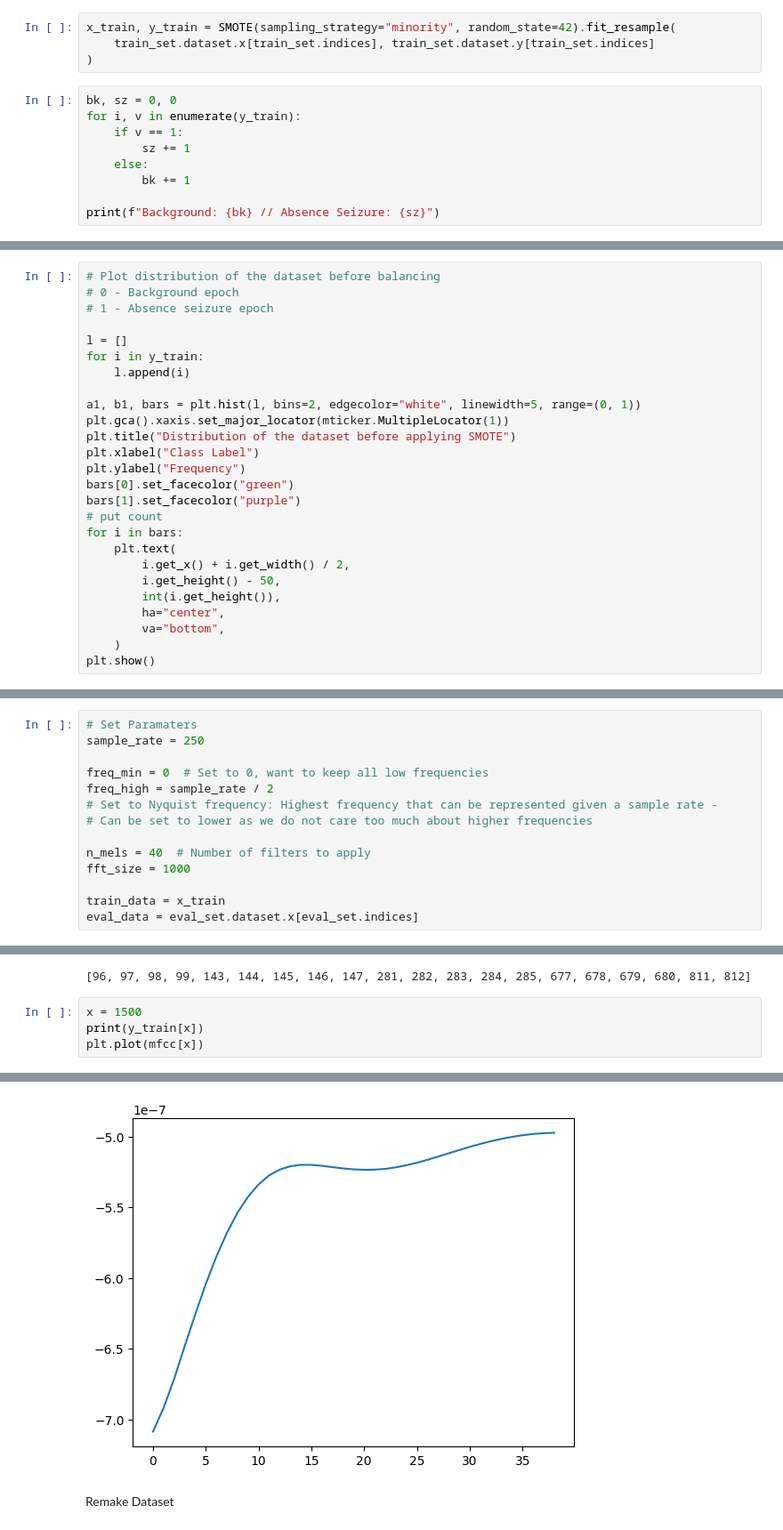
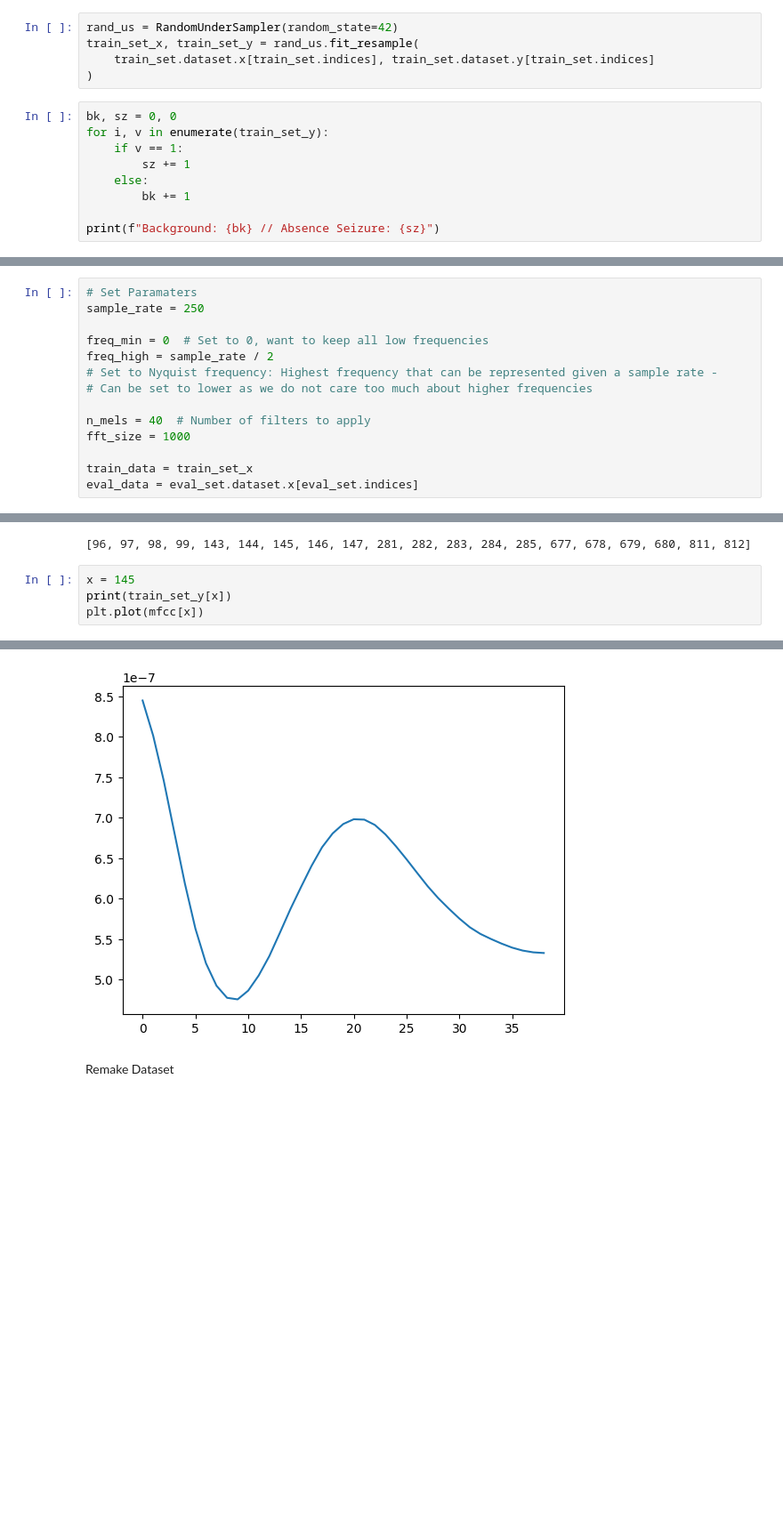
Before and after one commit to Loic017/TinyML-for-Epileptic-Seizures, a Jupyter notebook: seizure_training_undersampling_and_mfcc.ipynb, the cells around one changed output, grey strips where cells are left out. Shown at 89% size. Cells and saved outputs as stored; diff of their text form; blank space fills up the shorter version.

```diff
--- a/seizure_training_undersampling_and_mfcc.ipynb
+++ b/seizure_training_undersampling_and_mfcc.ipynb
@@ -190,10 +163,11 @@ plt.show()
 # %%
-x_train, y_train = SMOTE(sampling_strategy="minority", random_state=42).fit_resample(
+rand_us = RandomUnderSampler(random_state=42)
+train_set_x, train_set_y = rand_us.fit_resample(
     train_set.dataset.x[train_set.indices], train_set.dataset.y[train_set.indices]
 )
 # %%
 bk, sz = 0, 0
-for i, v in enumerate(y_train):
+for i, v in enumerate(train_set_y):
     if v == 1:
         sz += 1
     else:
@@ -205,26 +178,0 @@ Background: 2748 // Absence Seizure: 2748
-# %%
-# Plot distribution of the dataset before balancing
-# 0 - Background epoch
-# 1 - Absence seizure epoch
-
-l = []
-for i in y_train:
-    l.append(i)
-
-a1, b1, bars = plt.hist(l, bins=2, edgecolor="white", linewidth=5, range=(0, 1))
-plt.gca().xaxis.set_major_locator(mticker.MultipleLocator(1))
-plt.title("Distribution of the dataset before applying SMOTE")
-plt.xlabel("Class Label")
-plt.ylabel("Frequency")
-bars[0].set_facecolor("green")
-bars[1].set_facecolor("purple")
-# put count
-for i in bars:
-    plt.text(
-        i.get_x() + i.get_width() / 2,
-        i.get_height() - 50,
-        int(i.get_height()),
-        ha="center",
-        va="bottom",
-    )
-plt.show()
@@ -244,7 +190,7 @@ freq_high = sample_rate / 2
 n_mels = 40  # Number of filters to apply
 fft_size = 1000
 
-train_data = x_train
+train_data = train_set_x
 eval_data = eval_set.dataset.x[eval_set.indices]
 # %% [markdown]
 Apply Windowing
@@ -342,7 +288,7 @@ print(list_of_1s[:20])
 # %% [output]
 [96, 97, 98, 99, 143, 144, 145, 146, 147, 281, 282, 283, 284, 285, 677, 678, 679, 680, 811, 812]
 # %%
-x = 1500
-print(y_train[x])
+x = 145
+print(train_set_y[x])
 plt.plot(mfcc[x])
 # %% [output]
@@ -350,5 +296,5 @@ plt.plot(mfcc[x])
 [<matplotlib.lines.Line2D at 0x...>]
-[figure, old version]
+[figure, new version]
 # %% [markdown]
 Remake Dataset
 # %%
```
Also changed, not shown: parts of 23 cells of this notebook.
